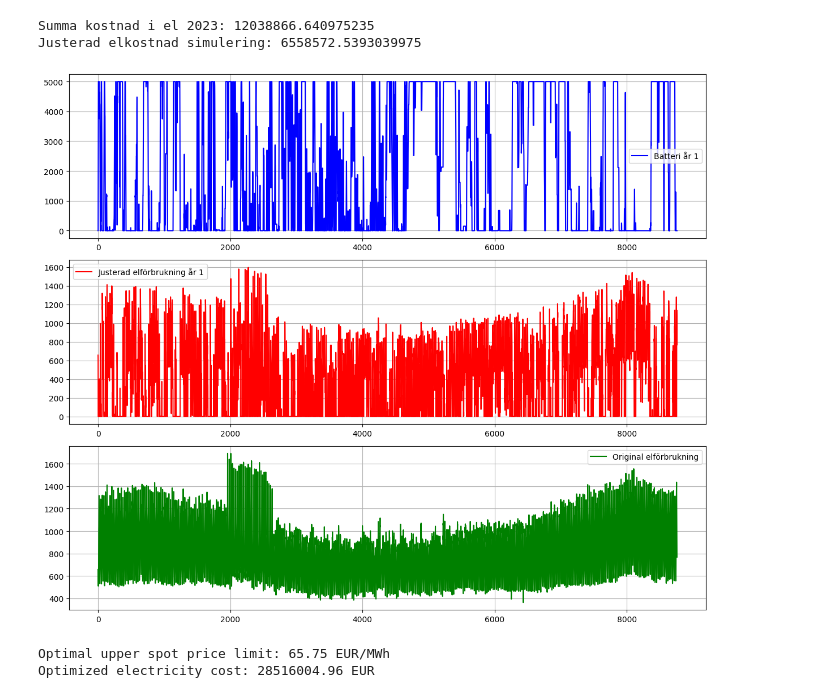
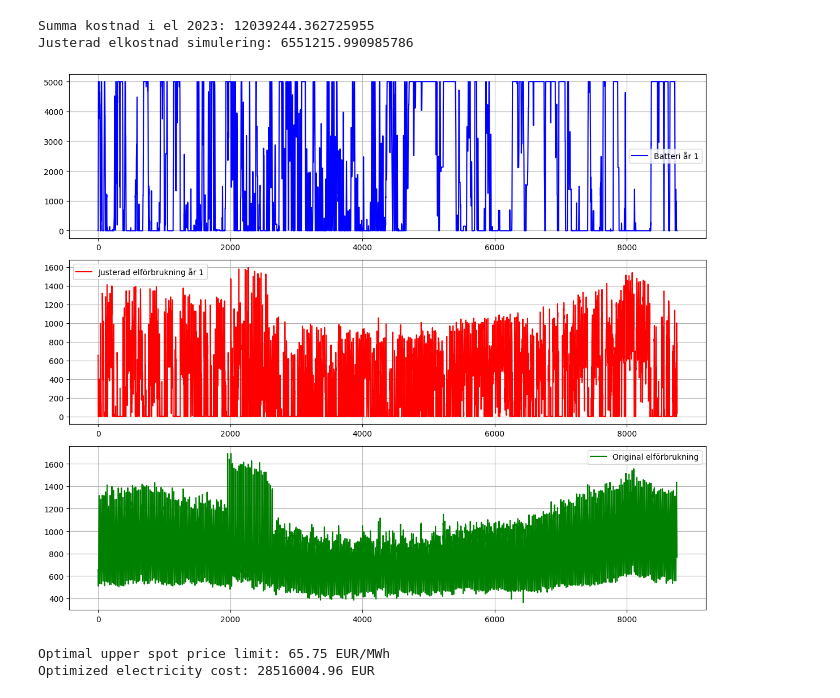
Before and after one commit to Jakobthuresson/Energigemenskaper, a Jupyter notebook: NyEGScript.ipynb, the cells around one changed output. Drawn from its saved outputs; the diff is of its cells as text; code cells hidden in the pictures.

```diff
--- a/NyEGScript.ipynb
+++ b/NyEGScript.ipynb
@@ -4,10 +4,10 @@ import numpy as np
 import matplotlib.pyplot as plt
 
 # Läs in Excel-filer
-Solprod = pd.read_excel("SolprodABK.xlsx")
-ABKEl = pd.read_excel("ABKEL.xlsx", names=["ABKEl"])
-Spotpris = pd.read_excel("Spotpris.xlsx", names=["Spotpris"])  # Namnge kolumnen korrekt
-Vindprod = pd.read_excel("Vindturbin.xlsx")
+Solprod = pd.read_excel("SolprodABK.xlsx", header=None)
+ABKEl = pd.read_excel("ABKEL.xlsx", names=["ABKEl"], header=None)
+Spotpris = pd.read_excel("Spotpris.xlsx", names=["Spotpris"], header=None)  # Namnge kolumnen korrekt
+Vindprod = pd.read_excel("Vindturbin.xlsx", header=None)
 
 # Extrahera första kolumnen från respektive DataFrame
 Vind = Vindprod.iloc[:, 0]
@@ -132,36 +132,36 @@ summaJusteradÖverfKR = (summaJusteradÖverf / 100) + fastAbbKostnad
 
 # Filtrera elförbrukning endast för de köpta timmarna
 elförbrukning_köpt = elförbrukning_df.loc[köptaTimmar_df.index]
 
 # Beräkna elhandelskostnaden: Spotpris * elförbrukning
 elhandelskostnad_köpt = (köptaTimmar_df["Spotpris"] * elförbrukning_köpt["elförbrukning"]).sum() / 100
 
 # Beräkna den justerade energiskatten
 total_elförbrukning = sum(elförbrukning)
 JusteradEnergiskatt = (total_elförbrukning * 43.9) / 100
 
 # Beräkna den justerade elkostnaden
 summaJusteradElkostnad = 1.25 * (JusteradEnergiskatt + elhandelskostnad_köpt + summaJusteradÖverfKR)
 
 print("Justerad elkostnad simulering:", summaJusteradElkostnad)
 
 # ----------------------- PLOTTING RESULTS -----------------------
 fig, ax = plt.subplots(3, 1, figsize=(12, 10))
 
 ax[0].plot(battery_values, label='Batteri år 1', color='blue')
 ax[1].plot(elförbrukning, label='Justerad elförbrukning år 1', color='red')
 ax[2].plot(original_consumption, label='Original elförbrukning', color='green')
 
 for a in ax:
     a.legend()
     a.grid(True)
 
 plt.tight_layout()
 plt.show()
 # %% [output]
-Summa kostnad i el 2023: 12038866.640975235
-Justerad elkostnad simulering: 6558572.5393039975
+Summa kostnad i el 2023: 12039244.362725955
+Justerad elkostnad simulering: 6551215.990985786
-[figure, old version]
+[figure, new version]
 # %%
 from scipy.optimize import minimize_scalar
 
```
Also changed, not shown: 6 other files.
